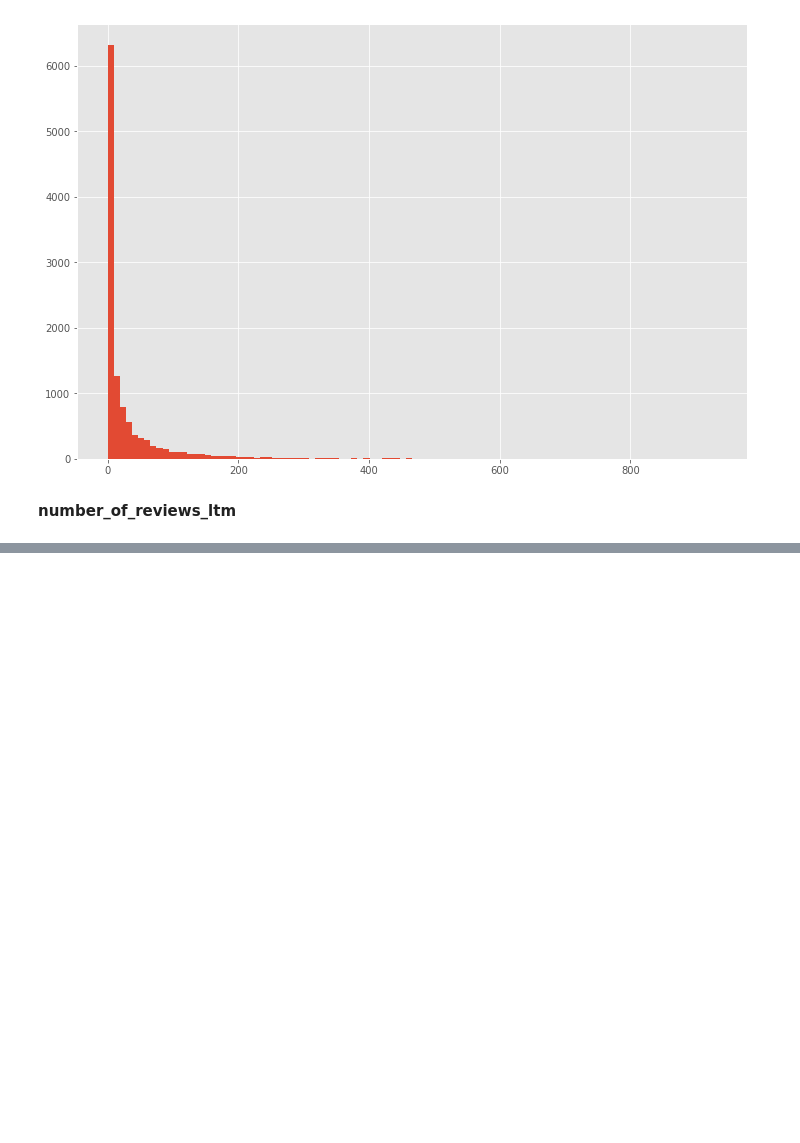
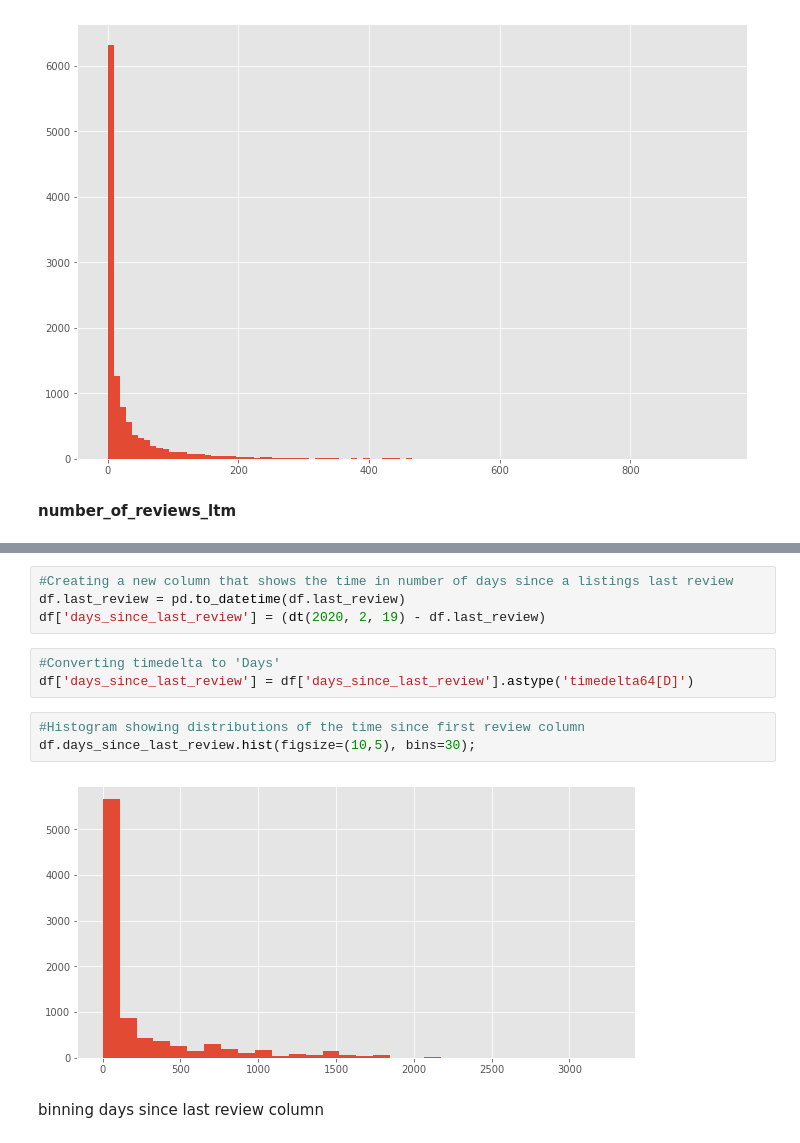
Before and after one commit to Z-Palamara/Capstone_1, a Jupyter notebook: Capstone 1- Data Cleaning and Pre-Processing.ipynb, the cells around one changed output, grey strips where cells are left out. Drawn from its saved outputs; the diff is of its cells as text; blank space fills up the shorter version.

```diff
--- a/Capstone 1- Data Cleaning and Pre-Processing.ipynb
+++ b/Capstone 1- Data Cleaning and Pre-Processing.ipynb
@@ -1230,0 +1351,14 @@ Name: number_of_reviews_ltm, Length: 142, dtype: int64
+# %%
+#Creating a new column that shows the time in number of days since a listings last review
+df.last_review = pd.to_datetime(df.last_review)
+df['days_since_last_review'] = (dt(2020, 2, 19) - df.last_review)
+# %%
+#Converting timedelta to 'Days'
+df['days_since_last_review'] = df['days_since_last_review'].astype('timedelta64[D]')
+# %%
+#Histogram showing distributions of the time since first review column
+df.days_since_last_review.hist(figsize=(10,5), bins=30);
+# %% [output]
+[figure, added]
+# %% [markdown]
+binning days since last review column
```
Also changed, not shown: parts of 48 cells of this notebook.
